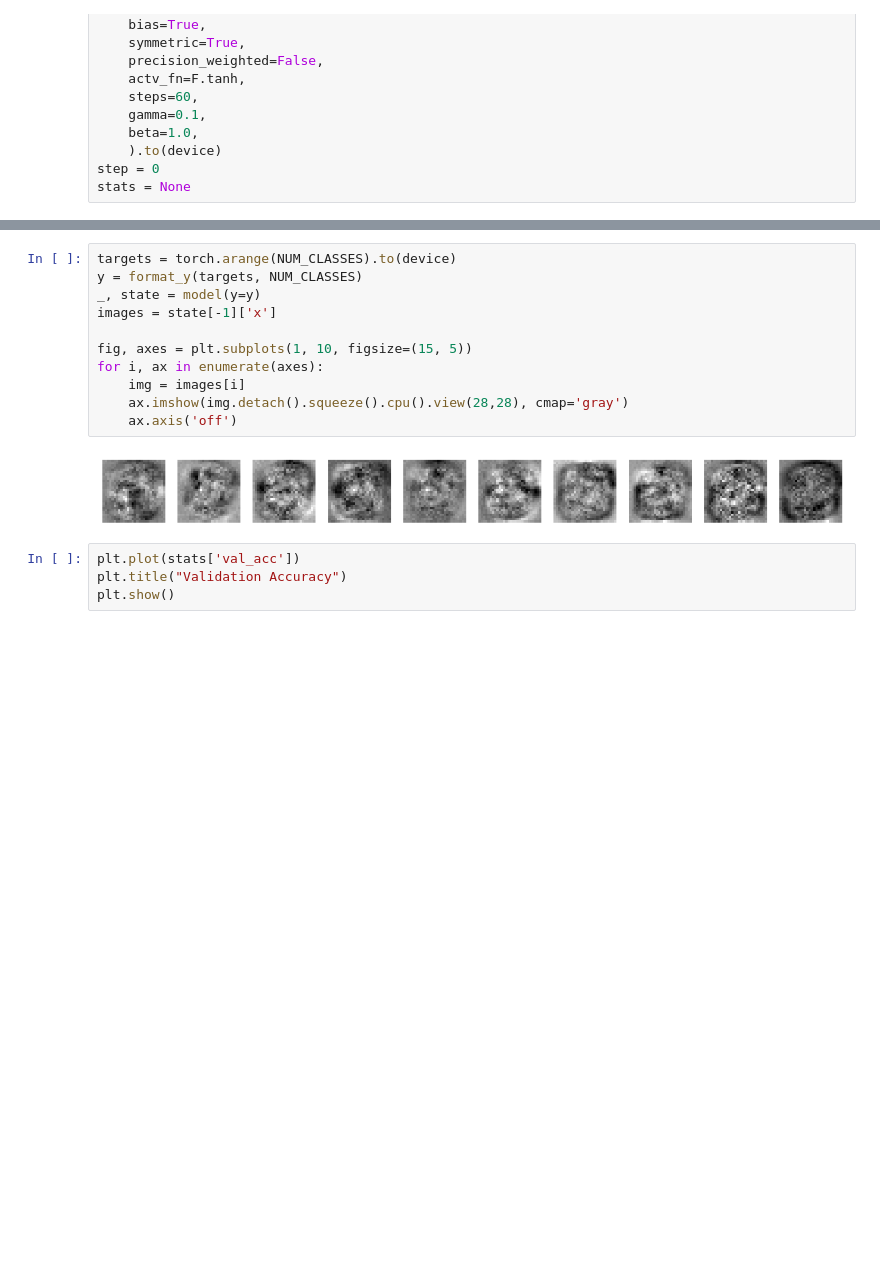
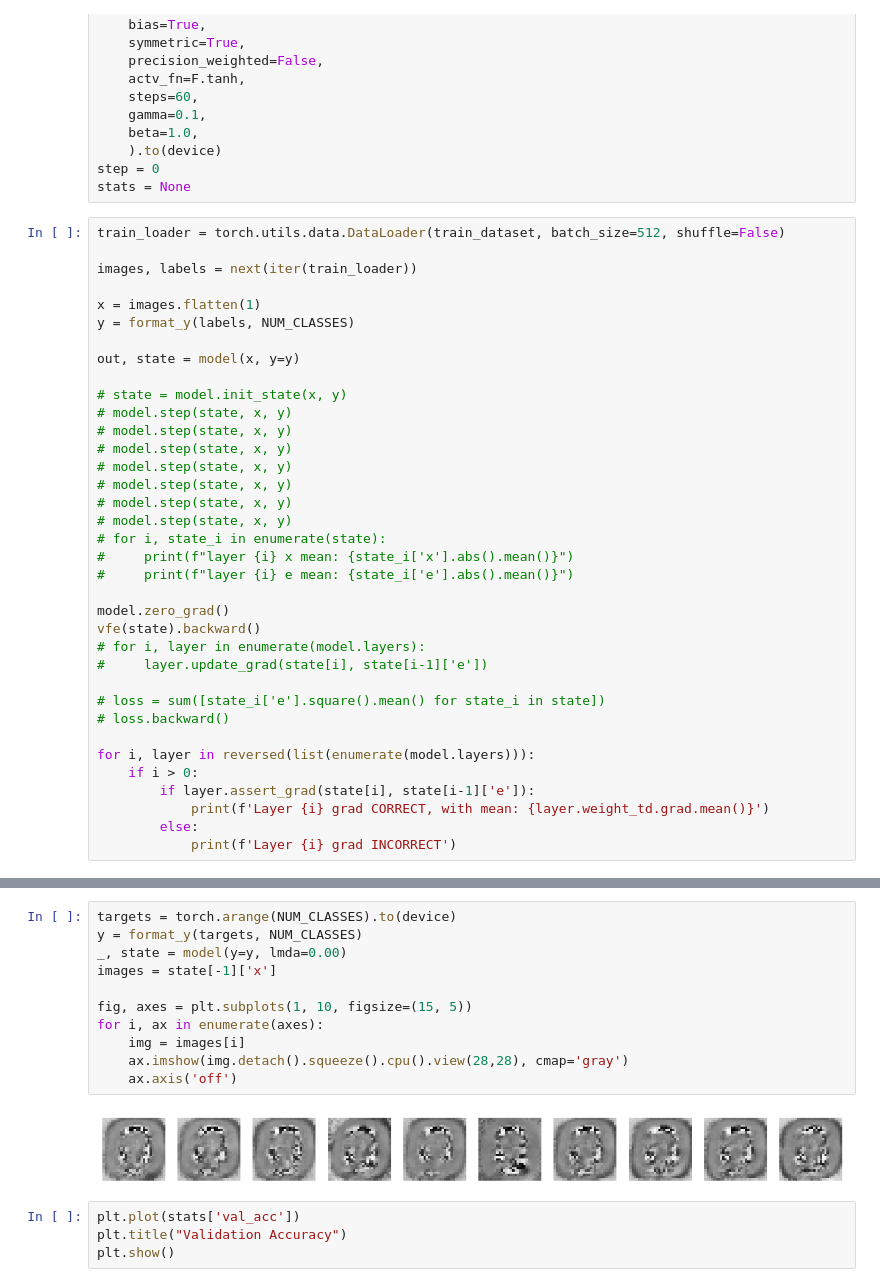
Before and after one commit to joeagriffith/pclib, a Jupyter notebook: examples/mnist/mnist_pclinear.ipynb, the cells around one changed output, grey strips where cells are left out. Drawn from its saved outputs; the diff is of its cells as text; blank space fills up the shorter version.

Commit message:
backprop vfe, assert_grad & conv2d

```diff
--- a/examples/mnist/mnist_pclinear.ipynb
+++ b/examples/mnist/mnist_pclinear.ipynb
@@ -106,3 +106,39 @@ model = PCLinearClassifier(
     ).to(device)
 step = 0
 stats = None
+# %%
+train_loader = torch.utils.data.DataLoader(train_dataset, batch_size=512, shuffle=False)
+
+images, labels = next(iter(train_loader))
+
+x = images.flatten(1)
+y = format_y(labels, NUM_CLASSES)
+
+out, state = model(x, y=y)
+
+# state = model.init_state(x, y)
+# model.step(state, x, y)
+# model.step(state, x, y)
+# model.step(state, x, y)
+# model.step(state, x, y)
+# model.step(state, x, y)
+# model.step(state, x, y)
+# model.step(state, x, y)
+# for i, state_i in enumerate(state):
+#     print(f"layer {i} x mean: {state_i['x'].abs().mean()}")
+#     print(f"layer {i} e mean: {state_i['e'].abs().mean()}")
+
+model.zero_grad()
+vfe(state).backward()
+# for i, layer in enumerate(model.layers):
+#     layer.update_grad(state[i], state[i-1]['e'])
+
+# loss = sum([state_i['e'].square().mean() for state_i in state])
+# loss.backward()
+
+for i, layer in reversed(list(enumerate(model.layers))):
+    if i > 0:
+        if layer.assert_grad(state[i], state[i-1]['e']):
+            print(f'Layer {i} grad CORRECT, with mean: {layer.weight_td.grad.mean()}')
+        else:
+            print(f'Layer {i} grad INCORRECT')
@@ -148,16 +188,16 @@ plot_stats(stats, model)
 # %%
 targets = torch.arange(NUM_CLASSES).to(device)
 y = format_y(targets, NUM_CLASSES)
-_, state = model(y=y)
+_, state = model(y=y, lmda=0.00)
 images = state[-1]['x']
 
 fig, axes = plt.subplots(1, 10, figsize=(15, 5))
 for i, ax in enumerate(axes):
     img = images[i]
     ax.imshow(img.detach().squeeze().cpu().view(28,28), cmap='gray')
     ax.axis('off')
 # %% [output]
-[figure, old version]
+[figure, new version]
 # %%
 plt.plot(stats['val_acc'])
 plt.title("Validation Accuracy")
```
Also changed, not shown: parts of 4 cells of this notebook, 8 other files.
